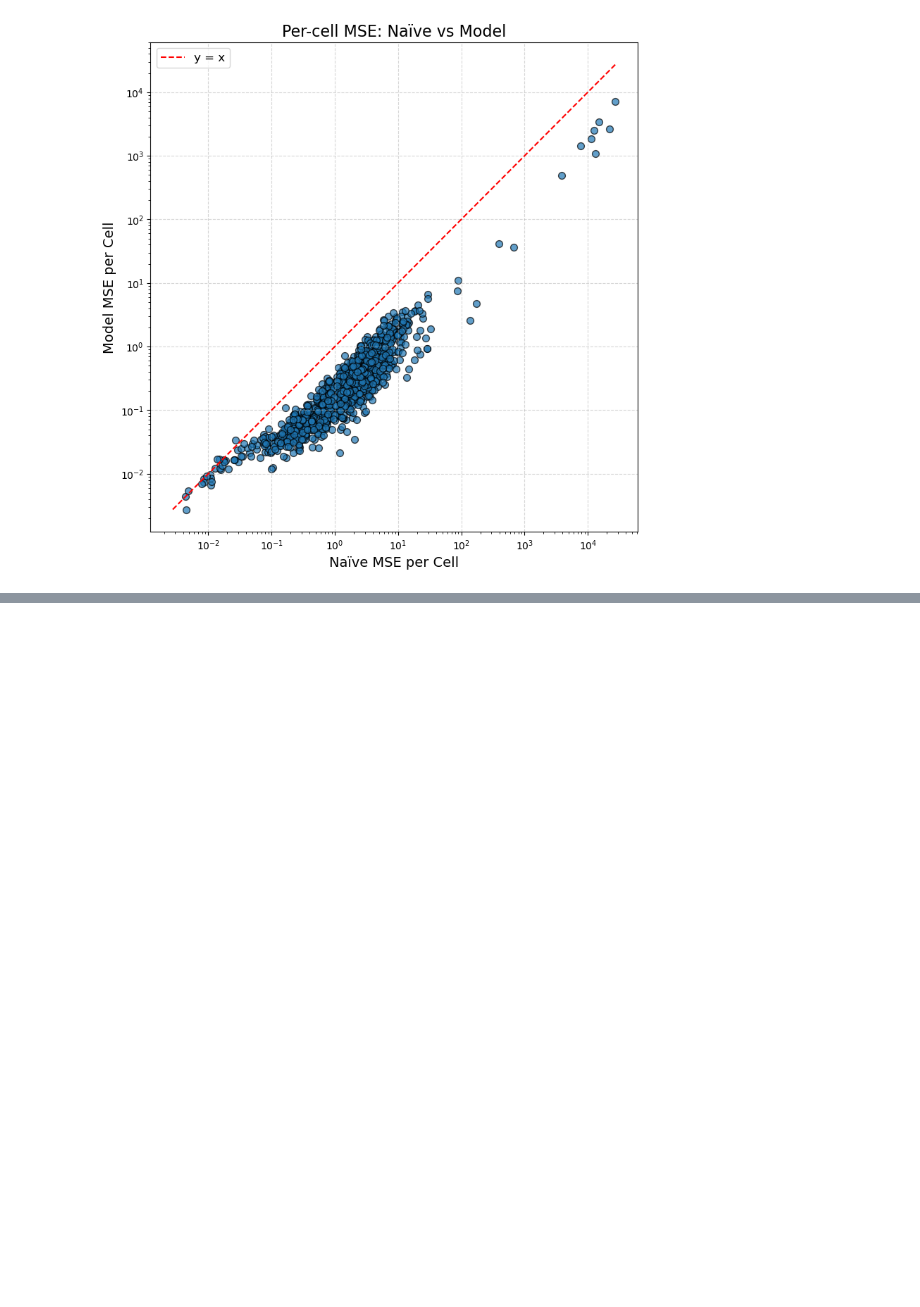
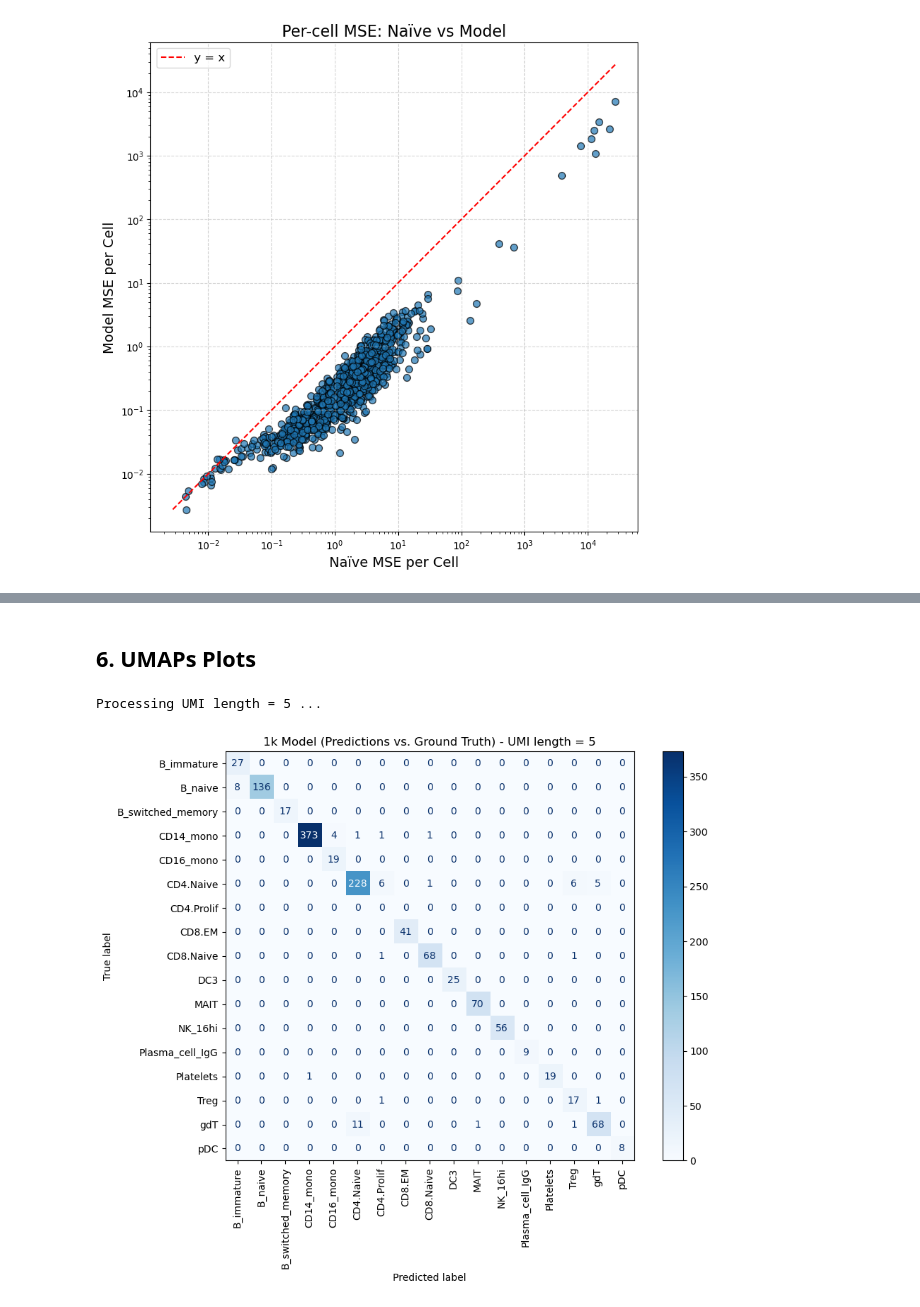
Before and after one commit to agdylan/minimal_UMIs, a Jupyter notebook: plots.ipynb, the cells around one changed output, grey strips where cells are left out. Drawn from its saved outputs; the diff is of its cells as text; code cells hidden in the pictures; blank space fills up the shorter version.

```diff
--- a/plots.ipynb
+++ b/plots.ipynb
@@ -336,0 +634,60 @@ AnnData object with n_obs × n_vars = 1232 × 28226
+# %% [markdown]
+## 6. UMAPs Plots
+# %%
+import os
+import scanpy as sc
+import matplotlib.pyplot as plt
+from sklearn.metrics import confusion_matrix, ConfusionMatrixDisplay
+import numpy as np
+
+# Common path where your annotated_adata_{i}.h5ad files are located
+naive_common_path = "/data/dagyeman/cellranger/bam_file_analysis/1k_PBMCs/ub_objects/inverted2_adata_matrices/cell_annotations/annotated_inv_matrices"
+
+# The ground truth file (UMI length = 12)
+ground_truth_file = "/data/dagyeman/cellranger/bam_file_analysis/1k_PBMCs/ub_objects/adata_matrices/cell_annotations/annotated_adata_matrices/annotated_adata_12.h5ad"
+ground_truth_adata = sc.read_h5ad(ground_truth_file)
+
+# Fixed UMI length
+i = 5
+print(f"Processing UMI length = {i} ...")
+
+# Path to the annotated file for the current UMI length
+naive_file = os.path.join(naive_common_path, f"annotated_adata_{i}.h5ad")
+
+# Read the naive predictions for UMI length = i
+naive_adata = sc.read_h5ad(naive_file)
+
+# Align datasets based on cell names if necessary
+if not all(naive_adata.obs_names == ground_truth_adata.obs_names):
+    print(f"  Warning: Cell names do not match exactly for UMI length {i}. Aligning datasets using intersection.")
+    common_cells = naive_adata.obs_names.intersection(ground_truth_adata.obs_names)
+    naive_adata = naive_adata[common_cells].copy()
+    gt_aligned = ground_truth_adata[common_cells].copy()
+else:
+    gt_aligned = ground_truth_adata
+
+# Extract predicted (naive) and ground truth labels
+y_pred = naive_adata.obs['majority_voting'].astype(str)
+y_true = gt_aligned.obs['majority_voting'].astype(str)
+
+# Get all labels present in either the predictions or the ground truth
+labels = np.unique(np.concatenate([y_true, y_pred]))
+
+# Compute the confusion matrix
+cm = confusion_matrix(y_true, y_pred, labels=labels)
+
+# Plot the confusion matrix
+fig, ax = plt.subplots(figsize=(10, 8))
+disp = ConfusionMatrixDisplay(confusion_matrix=cm, display_labels=labels)
+disp.plot(cmap=plt.cm.Blues, ax=ax)
+
+# Rotate x-axis labels by 90 degrees to make them vertical
+plt.setp(ax.get_xticklabels(), rotation=90, ha="center")
+
+plt.title(f"1k Model (Predictions vs. Ground Truth) - UMI length = {i}")
+plt.tight_layout()
+plt.savefig(f"/data/dagyeman/cellranger/bam_file_analysis/figures_ub/confusion_matrices/1k_model/confusion_matrix_UMI_{i}.pdf")
+plt.show()
+# %% [output]
+Processing UMI length = 5 ...
+[figure, added]
```
Also changed, not shown: parts of 11 cells of this notebook, 27 other files.
